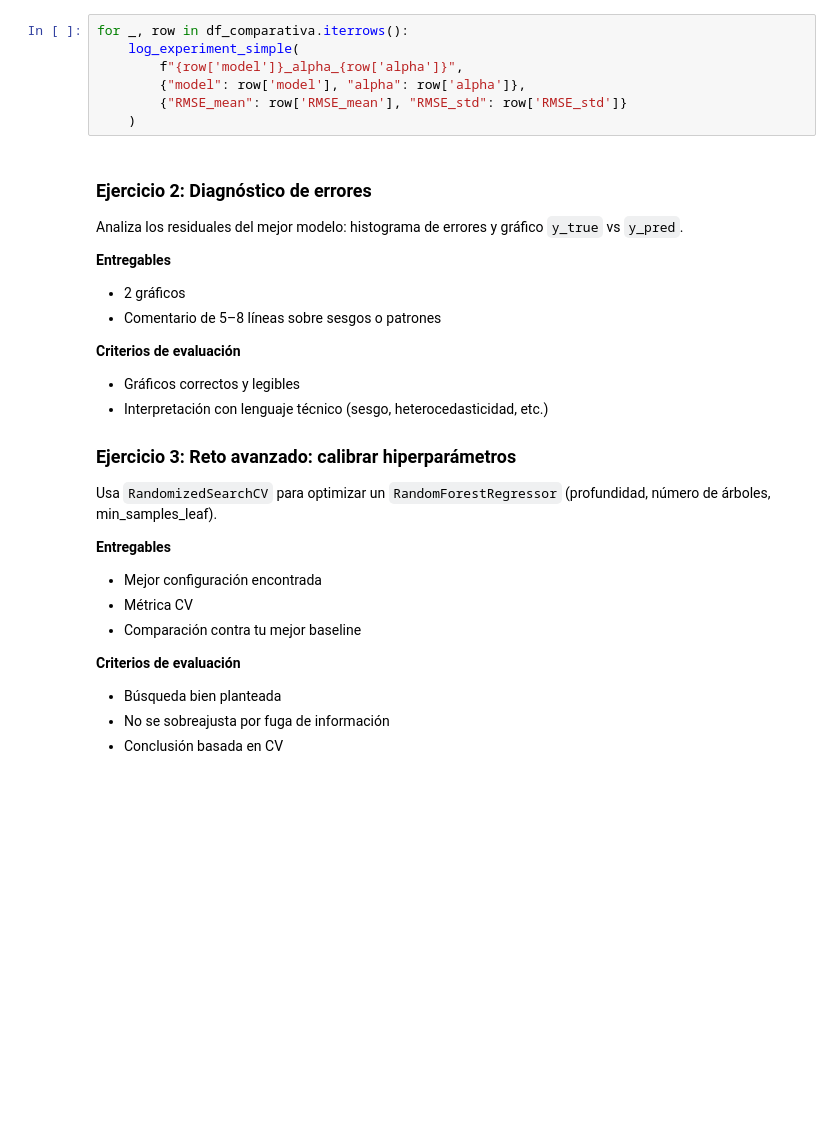
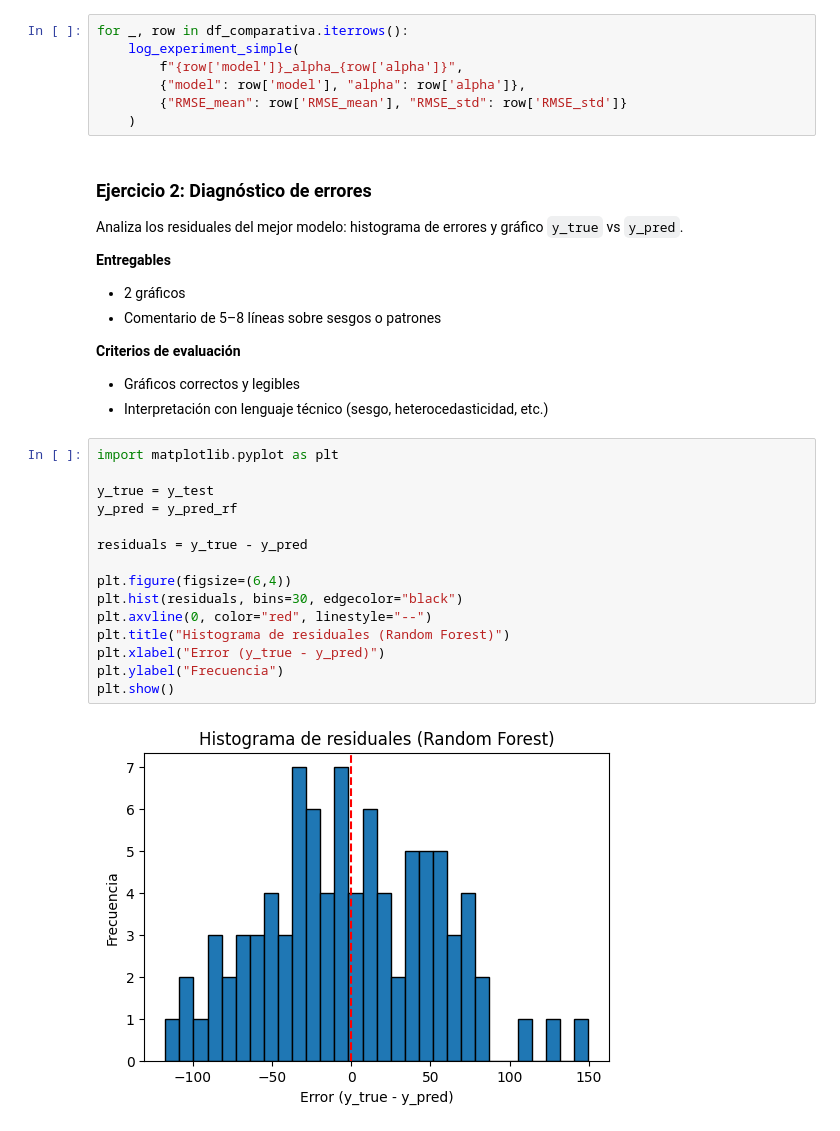
Before and after one commit to AnabelCarnererob/EjerciciosModuloIA, a Jupyter notebook: notebooks/01_regresion_diabetes.ipynb, the cells around one changed output. Cells and saved outputs as stored; diff of their text form; blank space fills up the shorter version.

Commit message:
Ejercicios de Modelo de Regresión

```diff
--- a/notebooks/01_regresion_diabetes.ipynb
+++ b/notebooks/01_regresion_diabetes.ipynb
@@ -301,16 +390,20 @@ Analiza los residuales del mejor modelo: histograma de errores y gráfico `y_tru
 **Criterios de evaluación**
 - Gráficos correctos y legibles
 - Interpretación con lenguaje técnico (sesgo, heterocedasticidad, etc.)
-
-### Ejercicio 3: Reto avanzado: calibrar hiperparámetros
-Usa `RandomizedSearchCV` para optimizar un `RandomForestRegressor` (profundidad, número de árboles, min_samples_leaf).
-
-**Entregables**
-- Mejor configuración encontrada
-- Métrica CV
-- Comparación contra tu mejor baseline
-
-**Criterios de evaluación**
-- Búsqueda bien planteada
-- No se sobreajusta por fuga de información
-- Conclusión basada en CV
+# %%
+import matplotlib.pyplot as plt
+
+y_true = y_test
+y_pred = y_pred_rf
+
+residuals = y_true - y_pred
+
+plt.figure(figsize=(6,4))
+plt.hist(residuals, bins=30, edgecolor="black")
+plt.axvline(0, color="red", linestyle="--")
+plt.title("Histograma de residuales (Random Forest)")
+plt.xlabel("Error (y_true - y_pred)")
+plt.ylabel("Frecuencia")
+plt.show()
+# %% [output]
+[figure, added]
```
Also changed, not shown: parts of 14 cells of this notebook, 14 other files.
